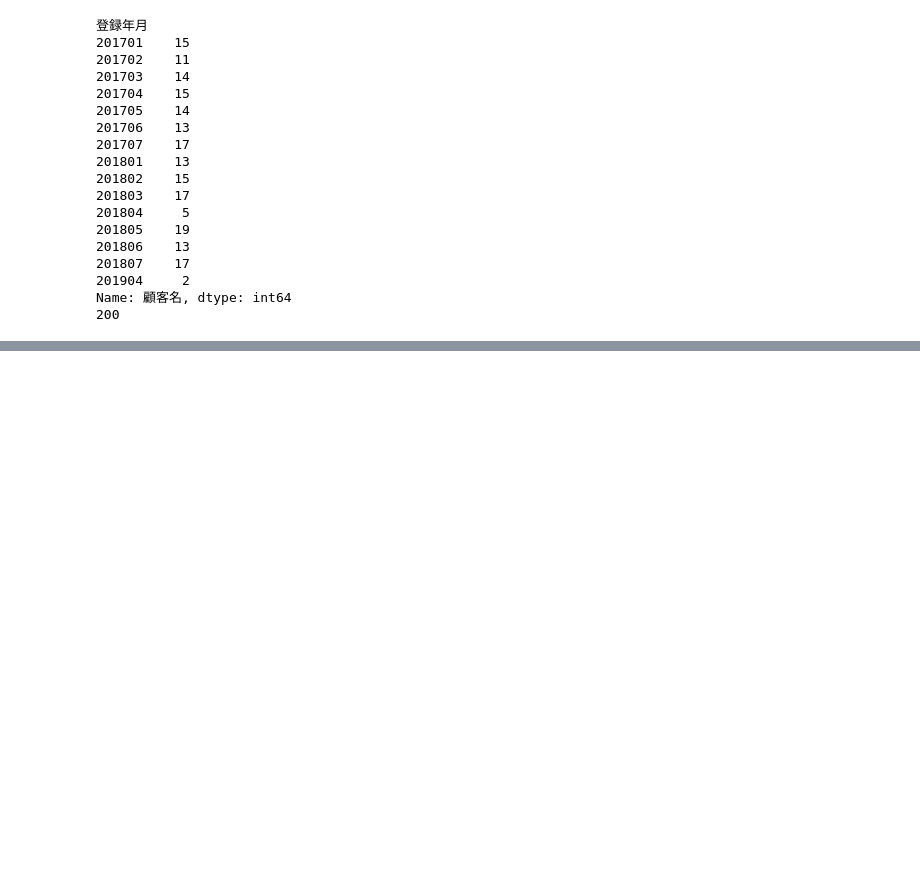
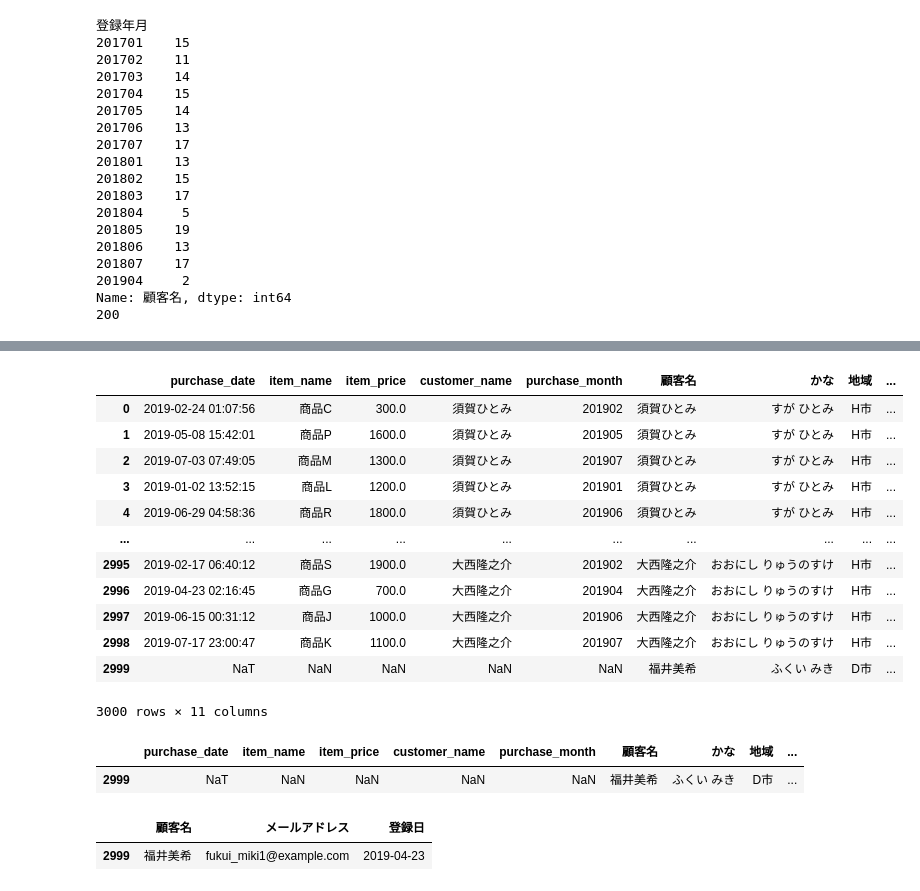
Before and after one commit to kanameg/ml4se, a Jupyter notebook: python/src/100knoks-01-02.ipynb, the cells around one changed output, grey strips where cells are left out. Saved outputs shown, nothing was run; the diff lists cells and outputs as text; code cells hidden in the pictures; blank space fills up the shorter version.

```diff
--- a/python/src/100knoks-01-02.ipynb
+++ b/python/src/100knoks-01-02.ipynb
@@ -420,0 +524,27 @@ join_data
+# %%
+away_data = pd.merge(uriage_data, kokyaku_data, left_on='customer_name', right_on='顧客名', how='right')
+away_data
+# %% [output]
+|  | purchase_date | item_name | item_price | customer_name | purchase_month | 顧客名 | かな | 地域 | ... |
+| 0 | 2019-02-24 01:07:56 | 商品C | 300.0 | 須賀ひとみ | 201902 | 須賀ひとみ | すが ひとみ | H市 | ... |
+| 1 | 2019-05-08 15:42:01 | 商品P | 1600.0 | 須賀ひとみ | 201905 | 須賀ひとみ | すが ひとみ | H市 | ... |
+| 2 | 2019-07-03 07:49:05 | 商品M | 1300.0 | 須賀ひとみ | 201907 | 須賀ひとみ | すが ひとみ | H市 | ... |
+| 3 | 2019-01-02 13:52:15 | 商品L | 1200.0 | 須賀ひとみ | 201901 | 須賀ひとみ | すが ひとみ | H市 | ... |
+| 4 | 2019-06-29 04:58:36 | 商品R | 1800.0 | 須賀ひとみ | 201906 | 須賀ひとみ | すが ひとみ | H市 | ... |
+| ... | ... | ... | ... | ... | ... | ... | ... | ... | ... |
+| 2995 | 2019-02-17 06:40:12 | 商品S | 1900.0 | 大西隆之介 | 201902 | 大西隆之介 | おおにし りゅうのすけ | H市 | ... |
+| 2996 | 2019-04-23 02:16:45 | 商品G | 700.0 | 大西隆之介 | 201904 | 大西隆之介 | おおにし りゅうのすけ | H市 | ... |
+| 2997 | 2019-06-15 00:31:12 | 商品J | 1000.0 | 大西隆之介 | 201906 | 大西隆之介 | おおにし りゅうのすけ | H市 | ... |
+| 2998 | 2019-07-17 23:00:47 | 商品K | 1100.0 | 大西隆之介 | 201907 | 大西隆之介 | おおにし りゅうのすけ | H市 | ... |
+| 2999 | NaT | NaN | NaN | NaN | NaN | 福井美希 | ふくい みき | D市 | ... |
+3000 rows × 11 columns
+# %%
+away_data[away_data['purchase_date'].isnull()]
+# %% [output]
+|  | purchase_date | item_name | item_price | customer_name | purchase_month | 顧客名 | かな | 地域 | ... |
+| 2999 | NaT | NaN | NaN | NaN | NaN | 福井美希 | ふくい みき | D市 | ... |
+# %%
+away_data[away_data['purchase_date'].isnull()][['顧客名', 'メールアドレス', '登録日']]
+# %% [output]
+|  | 顧客名 | メールアドレス | 登録日 |
+| 2999 | 福井美希 | fukui_miki1@example.com | 2019-04-23 |
```
Also changed, not shown: parts of 14 cells of this notebook, 1 other file.
